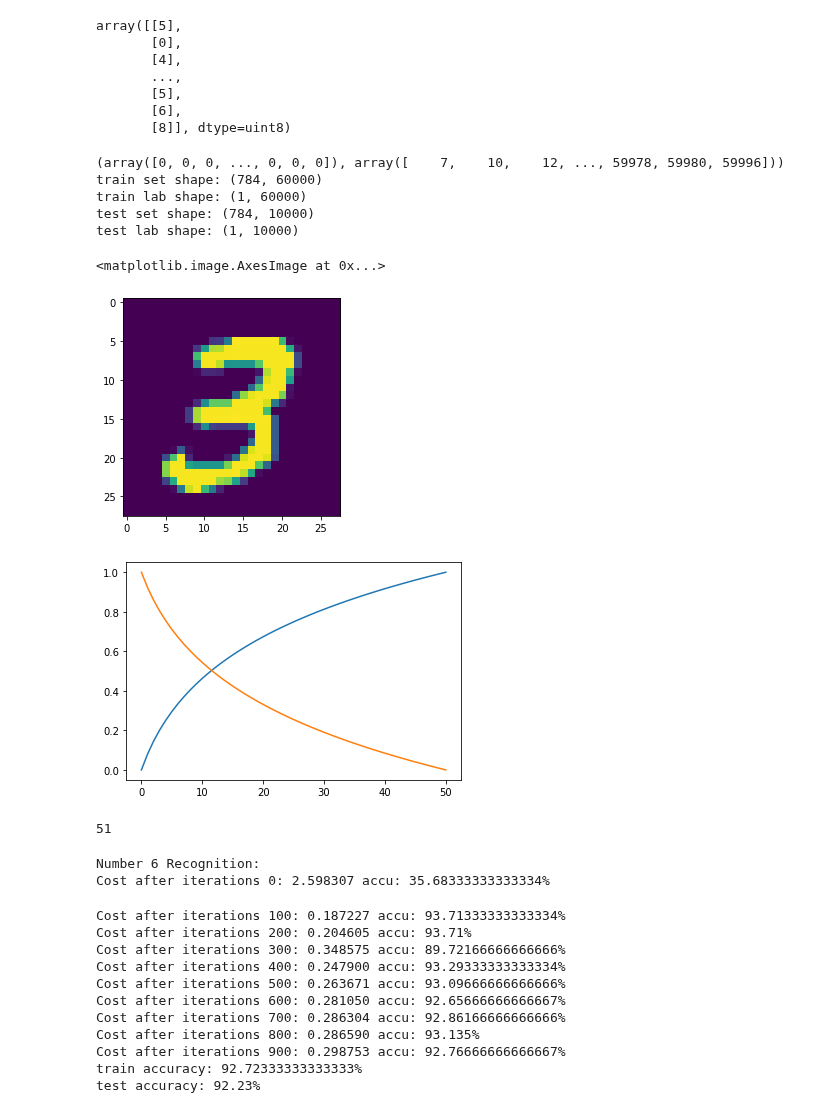
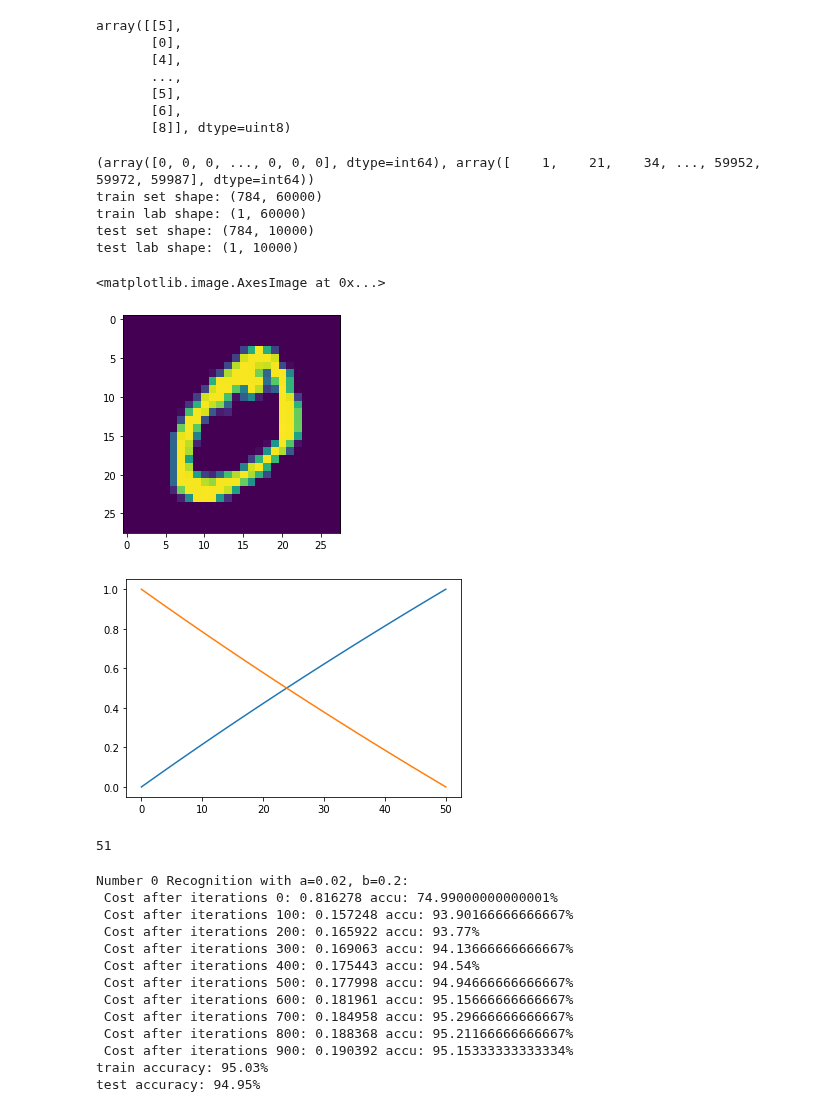
Before and after one commit to ShinATK/JupyterNotebook, a Jupyter notebook: Artificial_Synaptic_Neural_Network/SNN.ipynb, the cells around one changed output. Saved outputs shown, nothing was run; the diff lists cells and outputs as text; code cells hidden in the pictures.

```diff
--- a/Artificial_Synaptic_Neural_Network/SNN.ipynb
+++ b/Artificial_Synaptic_Neural_Network/SNN.ipynb
@@ -70,37 +70,37 @@ def test_setY(num):
     label[np.where(label == 10)] = 0
     return label
 
-reg_num = 3
+reg_num = 0
 train_X = train_img.copy().T
 train_Y = train_setY(reg_num).T
 index_regnum = np.where(train_Y==1)
 print(index_regnum)
 test_X = test_img.copy().T
 test_Y = test_setY(reg_num).T
 print(f"train set shape: {train_X.shape}")
 print(f"train lab shape: {train_Y.shape}")
 print(f"test set shape: {test_X.shape}")
 print(f"test lab shape: {test_Y.shape}")
 
 # show_image(train_X.T, 1)
 hw0 = train_X.T
 i = index_regnum[1][0]
 np.save(f'handwritten{reg_num}.npy', hw0[i])
 plt.imshow(hw0[i].reshape((28,28)))
 
 # # print(train_Y[30])
 # print(train_Y.shape)
 # # print(np.where(train_Y==1))
 # tmp = train_lab.copy().T[:, :limit_train]
 # len(tmp[np.where(tmp == reg_num)])
 # %% [output]
-(array([0, 0, 0, ..., 0, 0, 0]), array([    7,    10,    12, ..., 59978, 59980, 59996]))
+(array([0, 0, 0, ..., 0, 0, 0], dtype=int64), array([    1,    21,    34, ..., 59952, 59972, 59987], dtype=int64))
 train set shape: (784, 60000)
 train lab shape: (1, 60000)
 test set shape: (784, 10000)
 test lab shape: (1, 10000)
 <matplotlib.image.AxesImage at 0x...>
-[figure, old version]
+[figure, new version]
 # %%
 # wmax和wmin需要根据使用的电导数据来设定
 # parameters = {
@@ -111,8 +111,8 @@ test lab shape: (1, 10000)
 # }
 
 parameters = {
-    'a+': 0.08, 'b+': 2.35,
-    'a-': 0.08, 'b-': 2.22,
+    'a+': 0.02, 'b+': 0.2,
+    'a-': 0.02, 'b-': 0.2,
     'wmax': 1, 'wmin': 0
 }
 
@@ -172,7 +172,7 @@ plt.show()
 # np.savetxt(f"GD {parameters['b-']}.txt", GD)
 len(GP)
 # %% [output]
-[figure, old version]
+[figure, new version]
 51
 # %%
 def findGP_num(data, find_array=GP):
@@ -359,25 +344,22 @@ def model(X_train, Y_train, X_test, Y_test, num_iterations, learning_rate, seed,
     return d
 # %%
 # start = time.time()
-print(f"Number {reg_num} Recognition:")
-# for i in range(10):
-#     print(i)
-#     d = model(train_X, train_Y, test_X, test_Y, seed=i, num_iterations=1, learning_rate=0.01, print_cost=True)
-d = model(train_X, train_Y, test_X, test_Y, seed=6, num_iterations=1000, learning_rate=1, print_cost=True)
+print(f"Number {reg_num} Recognition with a={parameters['a+']}, b={parameters['b+']}: ")
+d = model(train_X, train_Y, test_X, test_Y, num_iterations=1000, learning_rate=1, print_cost=True)
 # stop = time.time()
 # print(f"{stop-start}s")
 # %% [output]
-Number 6 Recognition:
-Cost after iterations 0: 2.598307 accu: 35.68333333333334%
+Number 0 Recognition with a=0.02, b=0.2:
+ Cost after iterations 0: 0.816278 accu: 74.99000000000001%
+ Cost after iterations 100: 0.157248 accu: 93.90166666666667%
+ Cost after iterations 200: 0.165922 accu: 93.77%
+ Cost after iterations 300: 0.169063 accu: 94.13666666666667%
+ Cost after iterations 400: 0.175443 accu: 94.54%
+ Cost after iterations 500: 0.177998 accu: 94.94666666666667%
+ Cost after iterations 600: 0.181961 accu: 95.15666666666667%
+ Cost after iterations 700: 0.184958 accu: 95.29666666666667%
+ Cost after iterations 800: 0.188368 accu: 95.21166666666667%
+ Cost after iterations 900: 0.190392 accu: 95.15333333333334%
+train accuracy: 95.03%
+test accuracy: 94.95%
-Cost after iterations 100: 0.187227 accu: 93.71333333333334%
-Cost after iterations 200: 0.204605 accu: 93.71%
-Cost after iterations 300: 0.348575 accu: 89.72166666666666%
-Cost after iterations 400: 0.247900 accu: 93.29333333333334%
-Cost after iterations 500: 0.263671 accu: 93.09666666666666%
-Cost after iterations 600: 0.281050 accu: 92.65666666666667%
-Cost after iterations 700: 0.286304 accu: 92.86166666666666%
-Cost after iterations 800: 0.286590 accu: 93.135%
-Cost after iterations 900: 0.298753 accu: 92.76666666666667%
-train accuracy: 92.72333333333333%
-test accuracy: 92.23%
 # %%
```
Also changed, not shown: parts of 4 cells of this notebook, 20 other files.
